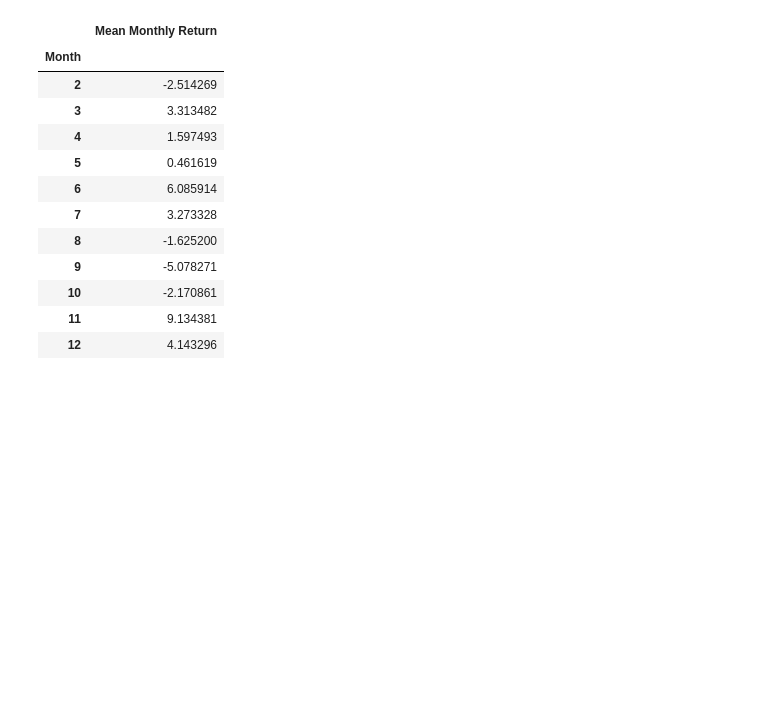
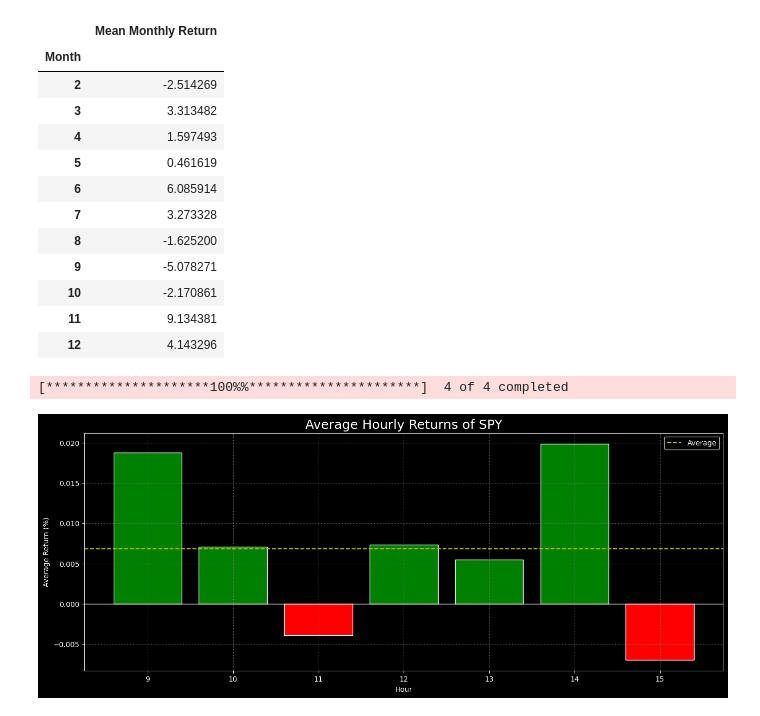
Before and after one commit to AndryADSM/AndryADSM, a Jupyter notebook: asset_analyzer.ipynb, the cells around one changed output. Saved outputs shown, nothing was run; the diff lists cells and outputs as text; code cells hidden in the pictures; blank space fills up the shorter version.

Commit message:
Created using Colab, added hourly_returns() function

```diff
--- a/asset_analyzer.ipynb
+++ b/asset_analyzer.ipynb
@@ -1737,3 +1760,75 @@ monthly_ret
 | 10 | -2.170861 |
 | 11 | 9.134381 |
 | 12 | 4.143296 |
+# %%
+tickers = ['SPY', 'AAPL', 'TSLA', 'KO']
+data = download_data(tickers, '2022-06-01', '2024-05-01', '60m')
+
+def hourly_returns(
+        data:   pd.DataFrame,
+        ticker: str,
+        start:  str | None = None,
+        end:    str | None = None,
+        *,
+        use_price: str  = 'Close',
+        as_pct:    bool = True,
+        plot:      bool = True,
+        style:     str  = 'dark_background',
+        figsize:   tuple[int] | None = None
+) -> pd.DataFrame:
+    """
+        Docs
+    """
+
+    data_to_use = data.loc[start:end][ticker][use_price]
+    returns = data_to_use.pct_change()
+
+    if as_pct:
+        returns *= 100
+        y_axis_label = '%'
+    else:
+        y_axis_label = 'decimal'
+
+    mean_ret = returns.groupby(returns.index.hour).mean().dropna()
+    mean_ret = mean_ret.loc[9:15]
+
+    # Prepare data to be returned
+    df = pd.DataFrame()
+    df['Mean Hourly Return'] = mean_ret
+    df.index.name = 'Hour'
+
+    if plot:
+        color = ['r' if i < 0 else 'g' for i in mean_ret]
+
+        if figsize is None:
+            figsize = (16, 6)
+
+        # Plot
+        with plt.style.context(style):
+            plt.figure(figsize=figsize)
+            plt.title(f'Average Hourly Returns of {ticker}', size=18)
+
+            plt.bar(mean_ret.index,
+                    mean_ret,
+                    color=color,
+                    edgecolor='w')
+            plt.axhline(0, linewidth=1)
+            plt.axhline(mean_ret.mean(),
+                        color='y',
+                        linestyle='--',
+                        label='Average')
+
+            # plt.xticks(rotation=0)
+            plt.grid(which='major', color='grey', zorder=0, linestyle=':')
+            plt.legend()
+            plt.xlabel('Hour')
+            plt.ylabel(f'Average Return ({y_axis_label})')
+            plt.show()
+
+    return df
+
+hourly_ret = hourly_returns(data, 'SPY')
+hourly_ret.head(50)
+# %% [output]
+[*********************100%%**********************]  4 of 4 completed
+[figure, added]
```
Also changed, not shown: parts of 19 cells of this notebook.
